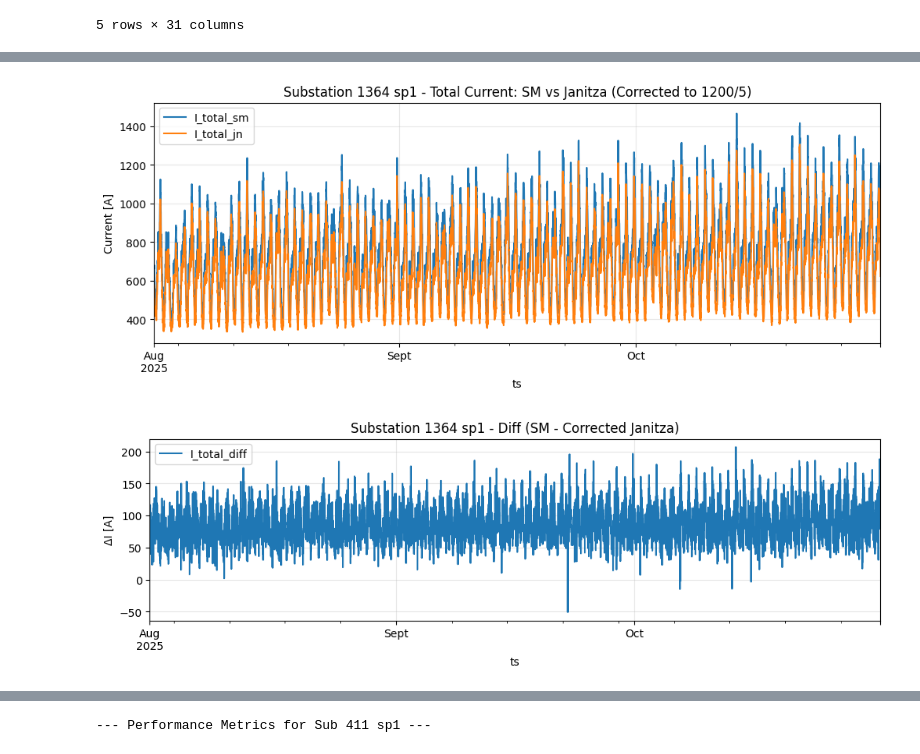
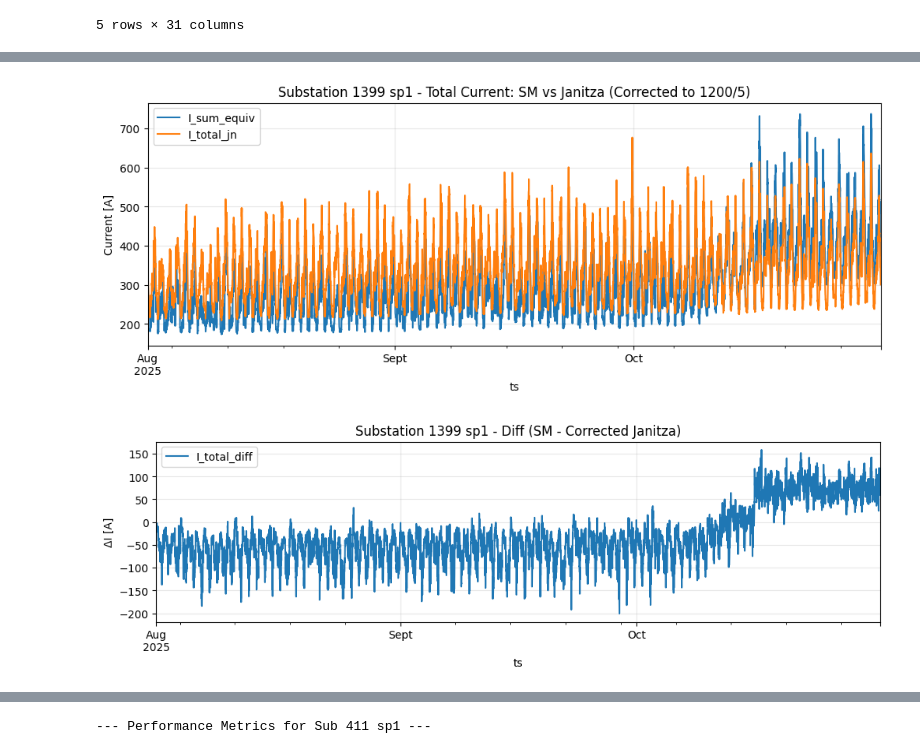
Before and after one commit to MindisBlank/Jasonaq_thesis, a Jupyter notebook: notebooks/smartmeter_vs_janitza.ipynb, the cells around one changed output, grey strips where cells are left out. Drawn from its saved outputs; the diff is of its cells as text; code cells hidden in the pictures.

```diff
--- a/notebooks/smartmeter_vs_janitza.ipynb
+++ b/notebooks/smartmeter_vs_janitza.ipynb
@@ -917,12 +917,12 @@ Merged shape: (449151, 31)
 5 rows × 31 columns
 # %%
 # --- 1. SET YOUR CONFIGURATION HERE ---
-sub = 1364   # change this to whatever you want
+sub = 1399   # change this to whatever you want
 trafo = "sp1"
 
 # Set your date range (YYYY-MM-DD or YYYY-MM-DD HH:MM:SS)
 start_date = "2025-08-01"
-end_date = "2025-08-02"
+end_date = "2025-08-03"
 
 # --- 2. CREATE DATAFRAME ---
 sub_df = (
@@ -967,7 +967,7 @@ sub_df = (
 # 2. Apply CT Ratio Correction
 # The meter thinks it is 2.25kA (2250A), but it is actually 1200A.
 # We must scale the Janitza values DOWN by 1200/2250.
-correction_factor = 1200 / 2250
+correction_factor = 1200 / 2600
 
 print(f"Applying CT correction for {sub} {trafo}...")
 print(f"Correction Factor: {correction_factor:.4f} (1200A / 2250)")
@@ -986,7 +986,7 @@ print("Rows for substation", sub, ":", sub_df.shape[0])
 print(sub_df[["I_total_sm", "I_total_jn", "I_total_diff"]].head())
 
 # Plot 1: Comparison
-ax = sub_df[["I_total_sm", "I_total_jn"]].plot(
+ax = sub_df[["I_sum_equiv", "I_total_jn"]].plot(
     figsize=(12, 4),
     title=f"Substation {sub} {trafo} - Total Current: SM vs Janitza (Corrected to 1200/5)",
 )
@@ -1016,5 +1016,5 @@ ts
-[figure, old version]
+[figure, new version]
-[figure, old version]
+[figure, new version]
 # %%
 import numpy as np
 import pandas as pd
```
Also changed, not shown: parts of 4 cells of this notebook.
